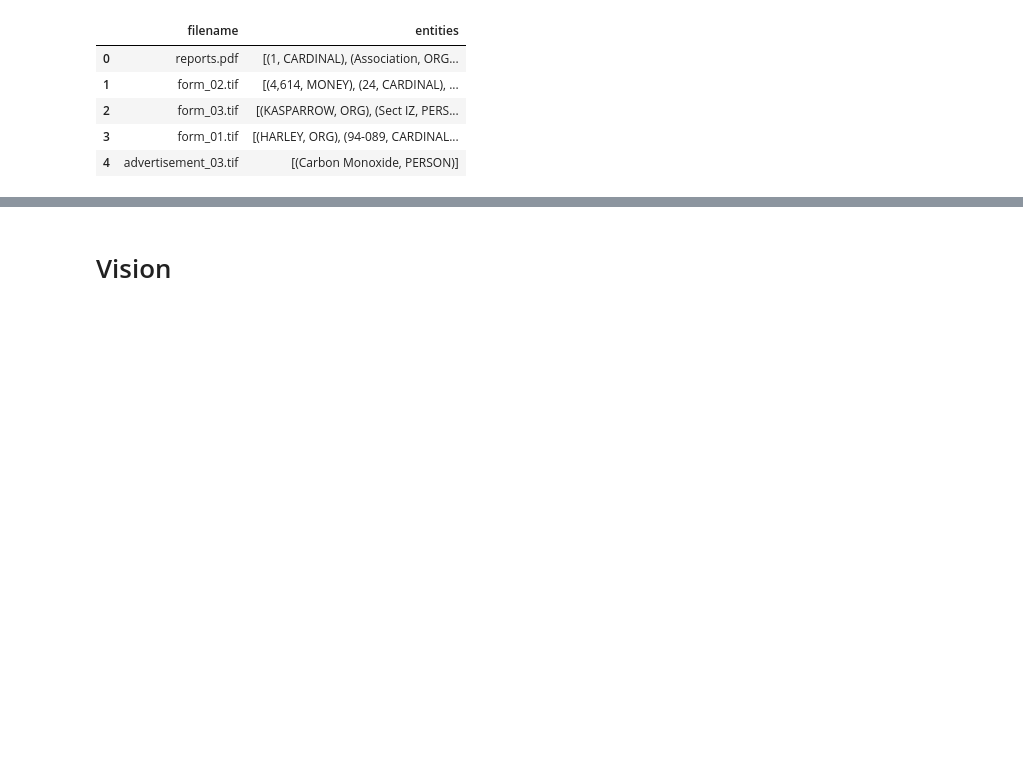
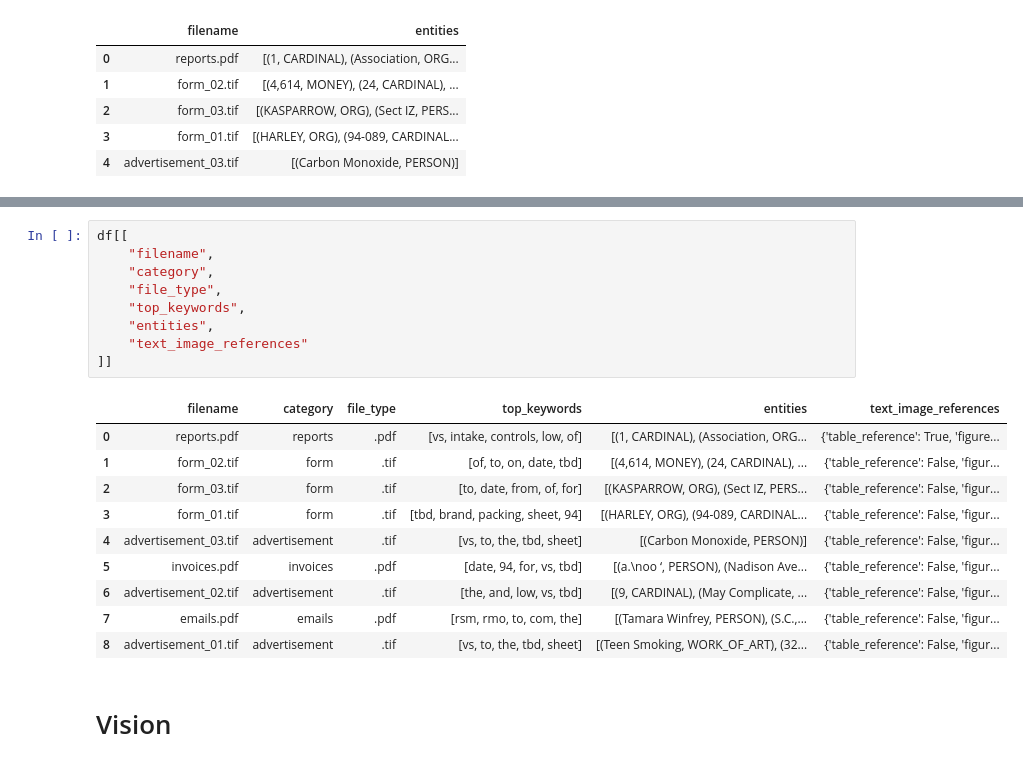
Before and after one commit to ATU-BDAAI/ca2-assignment-mohamedabdelnasser414, a Jupyter notebook: CA2_Template.ipynb, the cells around one changed output, grey strips where cells are left out. Drawn from its saved outputs; the diff is of its cells as text; blank space fills up the shorter version.

```diff
--- a/CA2_Template.ipynb
+++ b/CA2_Template.ipynb
@@ -262,3 +423,23 @@ df[["filename", "entities"]].head()
+# %%
+df[[
+    "filename",
+    "category",
+    "file_type",
+    "top_keywords",
+    "entities",
+    "text_image_references"
+]]
+# %% [output]
+|  | filename | category | file_type | top_keywords | entities | text_image_references |
+| 0 | reports.pdf | reports | .pdf | [vs, intake, controls, low, of] | [(1, CARDINAL), (Association, ORG... | {'table_reference': True, 'figure... |
+| 1 | form_02.tif | form | .tif | [of, to, on, date, tbd] | [(4,614, MONEY), (24, CARDINAL), ... | {'table_reference': False, 'figur... |
+| 2 | form_03.tif | form | .tif | [to, date, from, of, for] | [(KASPARROW, ORG), (Sect IZ, PERS... | {'table_reference': False, 'figur... |
+| 3 | form_01.tif | form | .tif | [tbd, brand, packing, sheet, 94] | [(HARLEY, ORG), (94-089, CARDINAL... | {'table_reference': False, 'figur... |
+| 4 | advertisement_03.tif | advertisement | .tif | [vs, to, the, tbd, sheet] | [(Carbon Monoxide, PERSON)] | {'table_reference': False, 'figur... |
+| 5 | invoices.pdf | invoices | .pdf | [date, 94, for, vs, tbd] | [(a.\noo ‘, PERSON), (Nadison Ave... | {'table_reference': False, 'figur... |
+| 6 | advertisement_02.tif | advertisement | .tif | [the, and, low, vs, tbd] | [(9, CARDINAL), (May Complicate, ... | {'table_reference': False, 'figur... |
+| 7 | emails.pdf | emails | .pdf | [rsm, rmo, to, com, the] | [(Tamara Winfrey, PERSON), (S.C.,... | {'table_reference': False, 'figur... |
+| 8 | advertisement_01.tif | advertisement | .tif | [vs, to, the, tbd, sheet] | [(Teen Smoking, WORK_OF_ART), (32... | {'table_reference': False, 'figur... |
 # %% [markdown]
 # Vision
 # %% [markdown]
```
Also changed, not shown: parts of 8 cells of this notebook.
